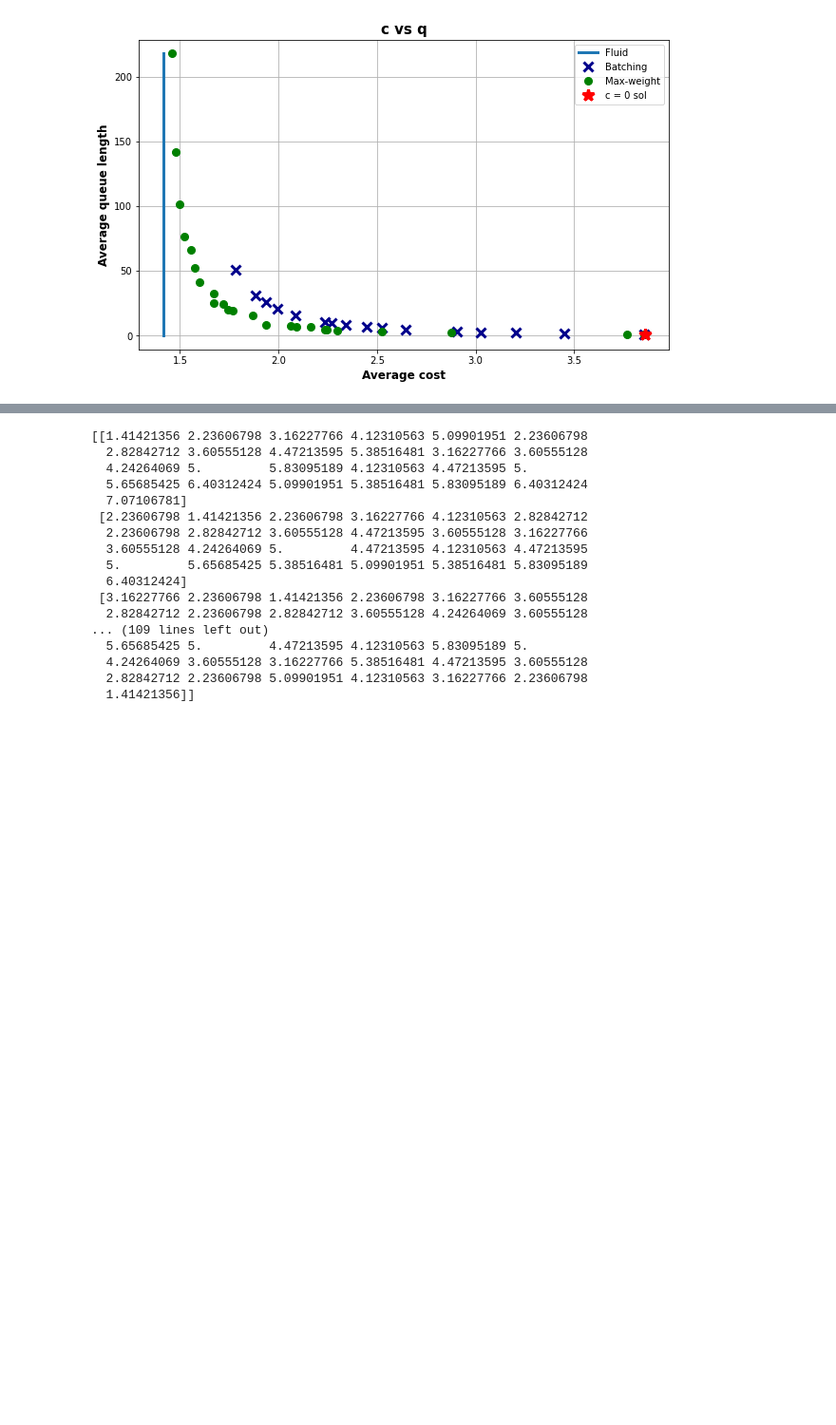
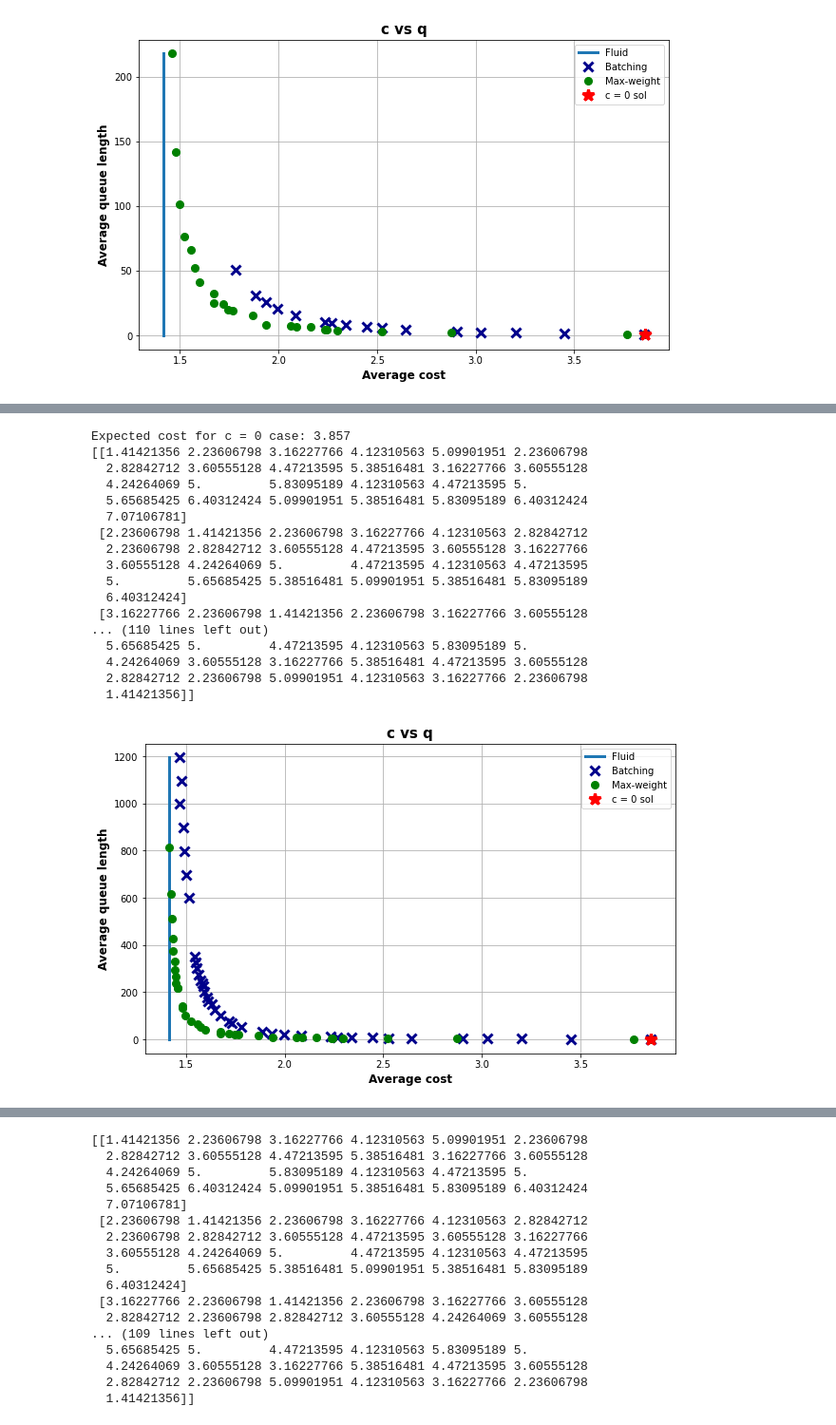
Before and after one commit to mew-two-github/Spatial-Matching-Simulations, a Jupyter notebook: august-individual-plots.ipynb, the cells around one changed output, grey strips where cells are left out. Shown: that part at 95% size. Drawn from its saved outputs; the diff is of its cells as text; code cells hidden in the pictures; blank space fills up the shorter version.

```diff
--- a/august-individual-plots.ipynb
+++ b/august-individual-plots.ipynb
@@ -211,0 +266,21 @@ Expected cost for c = 0 case: 3.857
+# %%
+plot_from_sim_paths("../longest_spatial_uniform_25_all_good.pkl")
+# %% [output]
+Expected cost for c = 0 case: 3.857
+[[1.41421356 2.23606798 3.16227766 4.12310563 5.09901951 2.23606798
+  2.82842712 3.60555128 4.47213595 5.38516481 3.16227766 3.60555128
+  4.24264069 5.         5.83095189 4.12310563 4.47213595 5.
+  5.65685425 6.40312424 5.09901951 5.38516481 5.83095189 6.40312424
+  7.07106781]
+ [2.23606798 1.41421356 2.23606798 3.16227766 4.12310563 2.82842712
+  2.23606798 2.82842712 3.60555128 4.47213595 3.60555128 3.16227766
+  3.60555128 4.24264069 5.         4.47213595 4.12310563 4.47213595
+  5.         5.65685425 5.38516481 5.09901951 5.38516481 5.83095189
+  6.40312424]
+ [3.16227766 2.23606798 1.41421356 2.23606798 3.16227766 3.60555128
+... (110 lines left out)
+  5.65685425 5.         4.47213595 4.12310563 5.83095189 5.
+  4.24264069 3.60555128 3.16227766 5.38516481 4.47213595 3.60555128
+  2.82842712 2.23606798 5.09901951 4.12310563 3.16227766 2.23606798
+  1.41421356]]
+[figure, added]
```
Also changed, not shown: parts of 8 cells of this notebook, 3 other files.
